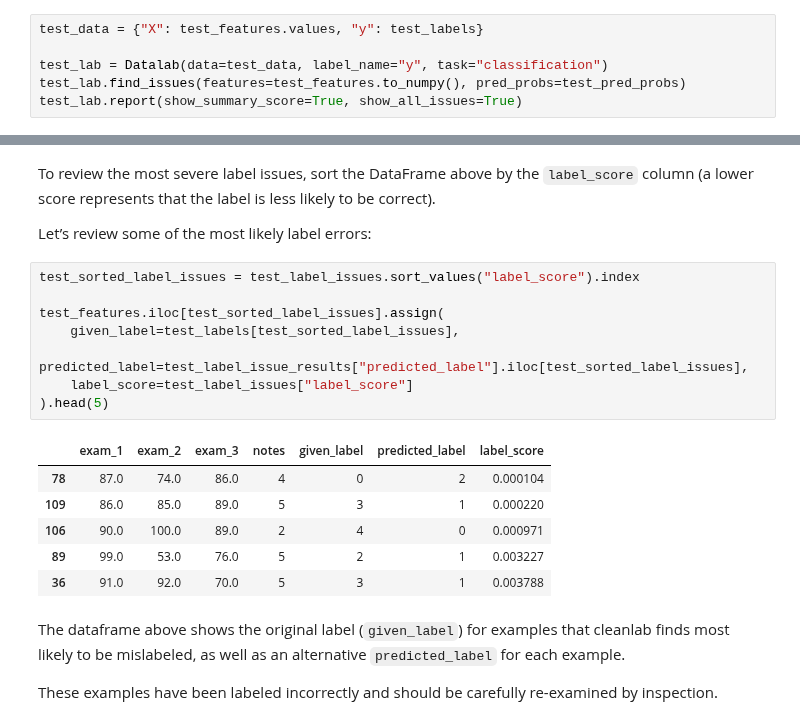
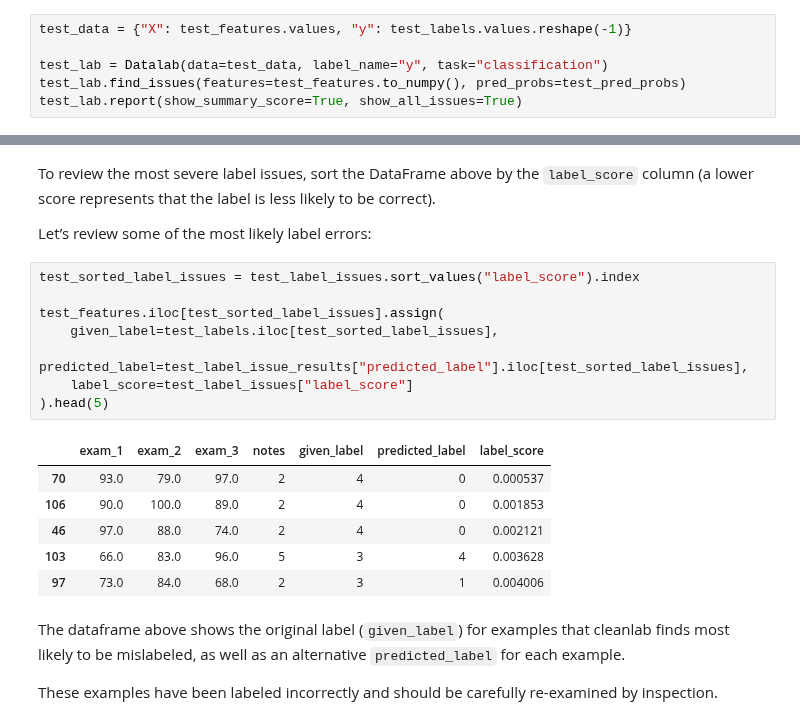
Before and after one commit to cleanlab/cleanlab, a Jupyter notebook: docs/source/tutorials/improving_ml_performance.ipynb, the cells around one changed output, grey strips where cells are left out. Cells and saved outputs as stored; diff of their text form.

Commit message:
Updated tutorial hidden test thresholds, updated a few code blocks that were outdated with newest version of cleanlab package, and some wording in markdown

```diff
--- a/docs/source/tutorials/improving_ml_performance.ipynb
+++ b/docs/source/tutorials/improving_ml_performance.ipynb
@@ -278,7 +292,7 @@ Based on the given labels and predicted probabilities, cleanlab can quickly help
 
 We use cleanlab’s Datalab class which has several ways of loading the data. In this case, we’ll simply wrap the dataset (features and noisy labels) in a dictionary that is used instantiate a Datalab object such that it can audit our dataset for various types of issues.
 # %%
-test_data = {"X": test_features.values, "y": test_labels}
+test_data = {"X": test_features.values, "y": test_labels.values.reshape(-1)}
 
 test_lab = Datalab(data=test_data, label_name="y", task="classification")
 test_lab.find_issues(features=test_features.to_numpy(), pred_probs=test_pred_probs)
@@ -322,18 +336,18 @@ Let’s review some of the most likely label errors:
 # %%
 test_sorted_label_issues = test_label_issues.sort_values("label_score").index
 
 test_features.iloc[test_sorted_label_issues].assign(
-    given_label=test_labels[test_sorted_label_issues],
+    given_label=test_labels.iloc[test_sorted_label_issues],
     predicted_label=test_label_issue_results["predicted_label"].iloc[test_sorted_label_issues],
     label_score=test_label_issues["label_score"]
 ).head(5)
 # %% [output]
 |  | exam_1 | exam_2 | exam_3 | notes | given_label | predicted_label | label_score |
-| 78 | 87.0 | 74.0 | 86.0 | 4 | 0 | 2 | 0.000104 |
-| 109 | 86.0 | 85.0 | 89.0 | 5 | 3 | 1 | 0.000220 |
-| 106 | 90.0 | 100.0 | 89.0 | 2 | 4 | 0 | 0.000971 |
-| 89 | 99.0 | 53.0 | 76.0 | 5 | 2 | 1 | 0.003227 |
-| 36 | 91.0 | 92.0 | 70.0 | 5 | 3 | 1 | 0.003788 |
+| 70 | 93.0 | 79.0 | 97.0 | 2 | 4 | 0 | 0.000537 |
+| 106 | 90.0 | 100.0 | 89.0 | 2 | 4 | 0 | 0.001853 |
+| 46 | 97.0 | 88.0 | 74.0 | 2 | 4 | 0 | 0.002121 |
+| 103 | 66.0 | 83.0 | 96.0 | 5 | 3 | 4 | 0.003628 |
+| 97 | 73.0 | 84.0 | 68.0 | 2 | 3 | 1 | 0.004006 |
 # %% [markdown]
 The dataframe above shows the original label (`given_label`) for examples that cleanlab finds most likely to be mislabeled, as well as an alternative `predicted_label` for each example.
 
```
Also changed, not shown: parts of 21 cells of this notebook.
